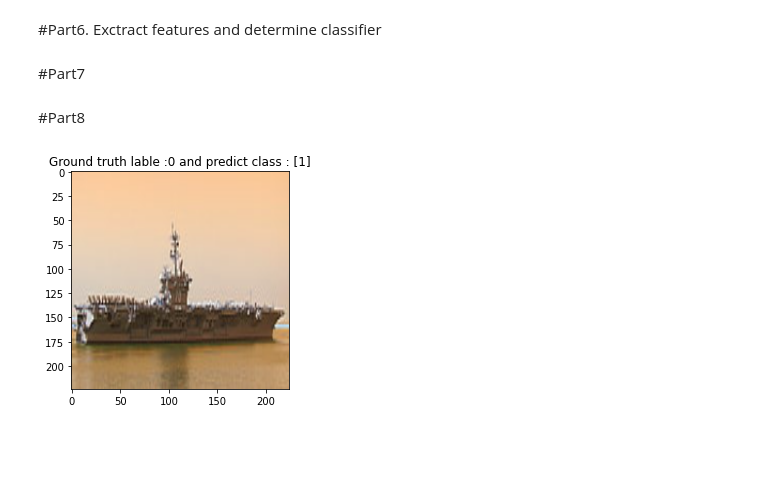
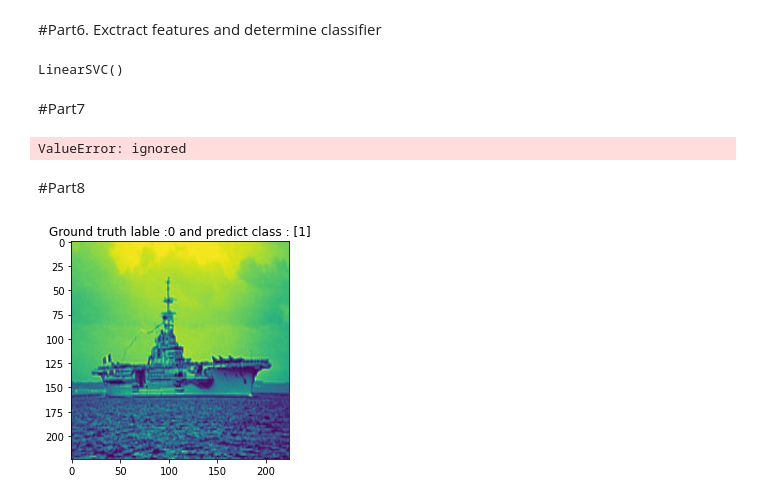
Before and after one commit to parsaeisa/computer_vision, a Jupyter notebook: HW10/HW[10].ipynb, the cells around one changed output. Saved outputs shown, nothing was run; the diff lists cells and outputs as text; code cells hidden in the pictures; blank space fills up the shorter version.

```diff
--- a/HW10/HW[10].ipynb
+++ b/HW10/HW[10].ipynb
@@ -87,8 +40,9 @@ Number of objects detected: 1
 def compatness(thresh):
   cnts,hierarchy = cv2.findContours(thresh, cv2.RETR_TREE,cv2.CHAIN_APPROX_SIMPLE)
 
+  cnt = cnts[0]
   area = cv2.contourArea(cnt)
-  perimeter = cv2.arcLength(cnt, True)
+  perimeter = cv2.arcLength(cnt, False)
 
   compactness_score = np.divide(4 * np.pi * area , np.square(perimeter))
   return compactness_score
@@ -199,19 +198,64 @@ def get_featureMatrix(data):
+# %%
+def get_featureMatrix(data):
+
+  feature_matrix = []
+  y_train = []
+
+  for im in data:
+    row = []
+
+    # gray = cv2.cvtColor(im, cv2.COLOR_BGR2GRAY)
+
+    _,thresh = cv2.threshold(gray,127,200,cv2.THRESH_BINARY)
+
+
+    # compactness
+    compactness_score = compatness(thresh)
+    row.append(np.nan_to_num(compactness_score))
+
+
+    # eccentricity
+    eccentricity_score = eccenticity(thresh)
+    row.append(np.nan_to_num(eccentricity_score))
+
+    # solidity
+    solidity_score = solidity(thresh)
+    row.append(np.nan_to_num(solidity_score))
+
+    # LBP
+    lbp_hist = histogram_of_LBP( thresh, 8 , 1)
+    # Concatanating
+    row = np.concatenate((row , lbp_hist))
+
+    feature_matrix.append(row)
+
+  return feature_matrix
 # %%
 # model 1
 feature_matrix_train = get_featureMatrix(x_train)
 #determine classifier and train
+
+lin_clf = svm.LinearSVC(multi_class='ovr', max_iter=1000)
+lin_clf.fit(feature_matrix_train,y_train)
+# %% [output]
+LinearSVC()
 # %% [markdown]
 #Part7
 # %%
 #test on test dataset
+prediction = lin_clf.predict(x_test)
+
+accuracy_score(y_test , prediction)
+# %% [output]
+ValueError: ignored
 # %% [markdown]
 #Part8
 # %%
 #test visualize
 index = random.randint(0, len(x_test)-1)
-prediction = clf.predict(get_featureMatrix(np.array([x_test[index]])))
+prediction = lin_clf.predict(get_featureMatrix(np.array([x_test[index]])))
 plt.title(f"Ground truth lable :{y_test[index]} and predict class : {prediction}")
 plt.imshow(x_test[index])
 plt.show()
 # %% [output]
-[figure, old version]
+[figure, new version]
```
Also changed, not shown: parts of 14 cells of this notebook.
